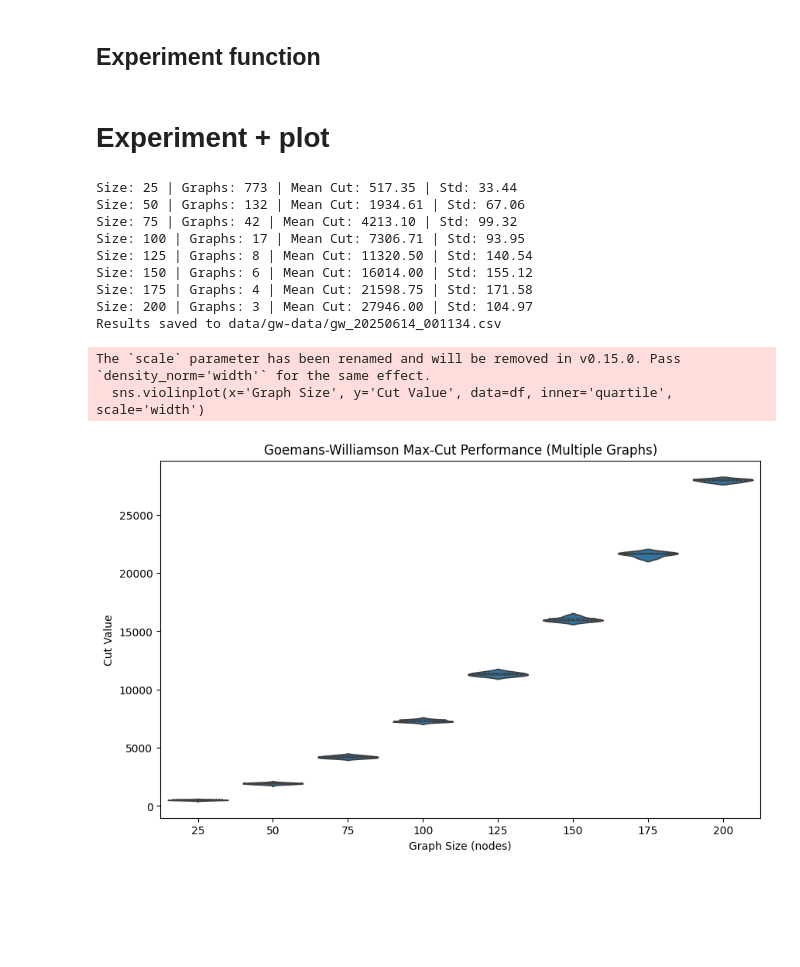
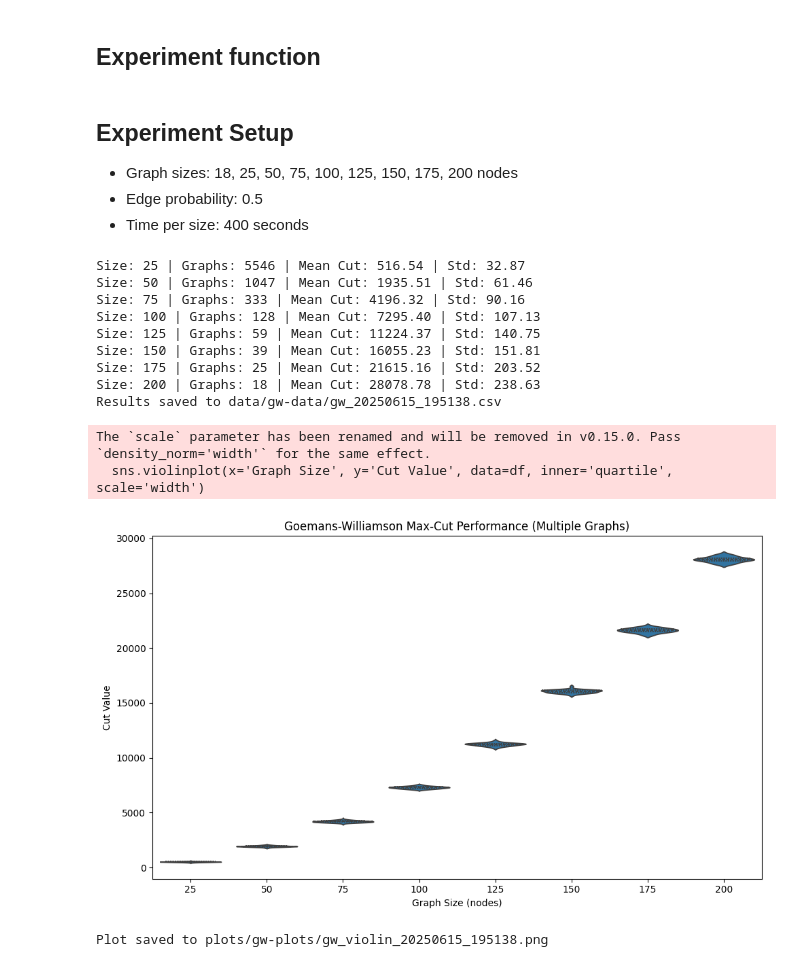
Before and after one commit to wujciak/DiscreteMath, a Jupyter notebook: max-cut/goemans-maxcut.ipynb, the cells around one changed output. Saved outputs shown, nothing was run; the diff lists cells and outputs as text; code cells hidden in the pictures; blank space fills up the shorter version.

```diff
--- a/max-cut/goemans-maxcut.ipynb
+++ b/max-cut/goemans-maxcut.ipynb
@@ -90,42 +87,54 @@ def run_gw_experiment_time_budget(sizes, edge_prob=0.5, time_per_size=420, num_r
         print(f"Size: {n_nodes} | Graphs: {g_idx} | Mean Cut: {np.mean(cut_values):.2f} | Std: {np.std(cut_values):.2f}")
     return all_cut_values
 # %% [markdown]
-# Experiment + plot
+## Experiment Setup
+- Graph sizes: 18, 25, 50, 75, 100, 125, 150, 175, 200 nodes
+- Edge probability: 0.5
+- Time per size: 400 seconds
 # %%
 sizes = [25, 50, 75, 100, 125, 150, 175, 200]
 edge_prob = 0.5
-time_per_size = 40
+time_per_size = 450 # seconds
 num_rounds = 50
 
 cut_values = run_gw_experiment_time_budget(sizes, edge_prob, time_per_size, num_rounds)
 
 df = pd.DataFrame({
     'Graph Size': sum([[size]*len(vals) for size, vals in zip(sizes, cut_values)], []),
     'Cut Value': sum(cut_values, [])
 })
 
+# Save CSV
 os.makedirs("data/gw-data", exist_ok=True)
 timestamp = datetime.now().strftime("%Y%m%d_%H%M%S")
 csv_path = f"data/gw-data/gw_{timestamp}.csv"
 df.to_csv(csv_path, index=False)
 print(f"Results saved to {csv_path}")
 
+# Save plot
+timestamp = datetime.now().strftime("%Y%m%d_%H%M%S")
+plot_path = f"plots/gw-plots/gw_violin_{timestamp}.png"
+
 plt.figure(figsize=(10,6))
 sns.violinplot(x='Graph Size', y='Cut Value', data=df, inner='quartile', scale='width')
 plt.title('Goemans-Williamson Max-Cut Performance (Multiple Graphs)')
 plt.xlabel('Graph Size (nodes)')
 plt.ylabel('Cut Value')
+plt.tight_layout()
+plt.savefig(plot_path)
 plt.show()
+print(f"Plot saved to {plot_path}")
 # %% [output]
-Size: 25 | Graphs: 773 | Mean Cut: 517.35 | Std: 33.44
-Size: 50 | Graphs: 132 | Mean Cut: 1934.61 | Std: 67.06
-Size: 75 | Graphs: 42 | Mean Cut: 4213.10 | Std: 99.32
-Size: 100 | Graphs: 17 | Mean Cut: 7306.71 | Std: 93.95
-Size: 125 | Graphs: 8 | Mean Cut: 11320.50 | Std: 140.54
-Size: 150 | Graphs: 6 | Mean Cut: 16014.00 | Std: 155.12
-Size: 175 | Graphs: 4 | Mean Cut: 21598.75 | Std: 171.58
-Size: 200 | Graphs: 3 | Mean Cut: 27946.00 | Std: 104.97
-Results saved to data/gw-data/gw_20250614_001134.csv
+Size: 25 | Graphs: 5546 | Mean Cut: 516.54 | Std: 32.87
+Size: 50 | Graphs: 1047 | Mean Cut: 1935.51 | Std: 61.46
+Size: 75 | Graphs: 333 | Mean Cut: 4196.32 | Std: 90.16
+Size: 100 | Graphs: 128 | Mean Cut: 7295.40 | Std: 107.13
+Size: 125 | Graphs: 59 | Mean Cut: 11224.37 | Std: 140.75
+Size: 150 | Graphs: 39 | Mean Cut: 16055.23 | Std: 151.81
+Size: 175 | Graphs: 25 | Mean Cut: 21615.16 | Std: 203.52
+Size: 200 | Graphs: 18 | Mean Cut: 28078.78 | Std: 238.63
+Results saved to data/gw-data/gw_20250615_195138.csv
 The `scale` parameter has been renamed and will be removed in v0.15.0. Pass `density_norm='width'` for the same effect.
   sns.violinplot(x='Graph Size', y='Cut Value', data=df, inner='quartile', scale='width')
-[figure, old version]
+[figure, new version]
+Plot saved to plots/gw-plots/gw_violin_20250615_195138.png
```
Also changed, not shown: parts of 3 cells of this notebook, 5 other files.
